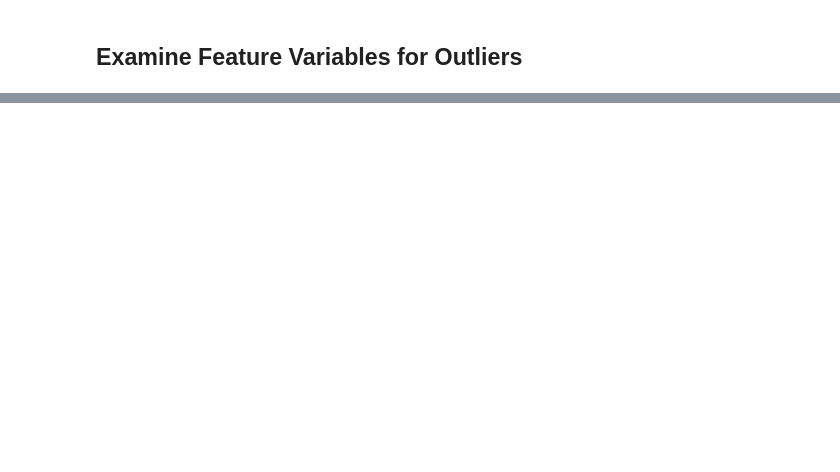
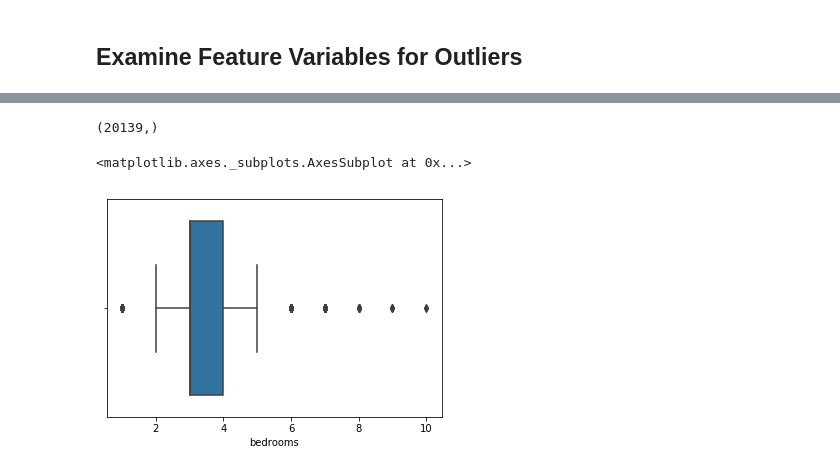
Before and after one commit to joshblumer/dsc-mod-2-project-v2-1-online-ds-sp-000, a Jupyter notebook: student.ipynb, the cells around one changed output, grey strips where cells are left out. Saved outputs shown, nothing was run; the diff lists cells and outputs as text; code cells hidden in the pictures; blank space fills up the shorter version.

```diff
--- a/student.ipynb
+++ b/student.ipynb
@@ -183,0 +275,9 @@ df.head()
+# %%
+df.price.shape
+# %% [output]
+(20139,)
+# %%
+sns.boxplot(df['bedrooms'])
+# %% [output]
+<matplotlib.axes._subplots.AxesSubplot at 0x...>
+[figure, added]
```
Also changed, not shown: parts of 26 cells of this notebook, 3 other files.
